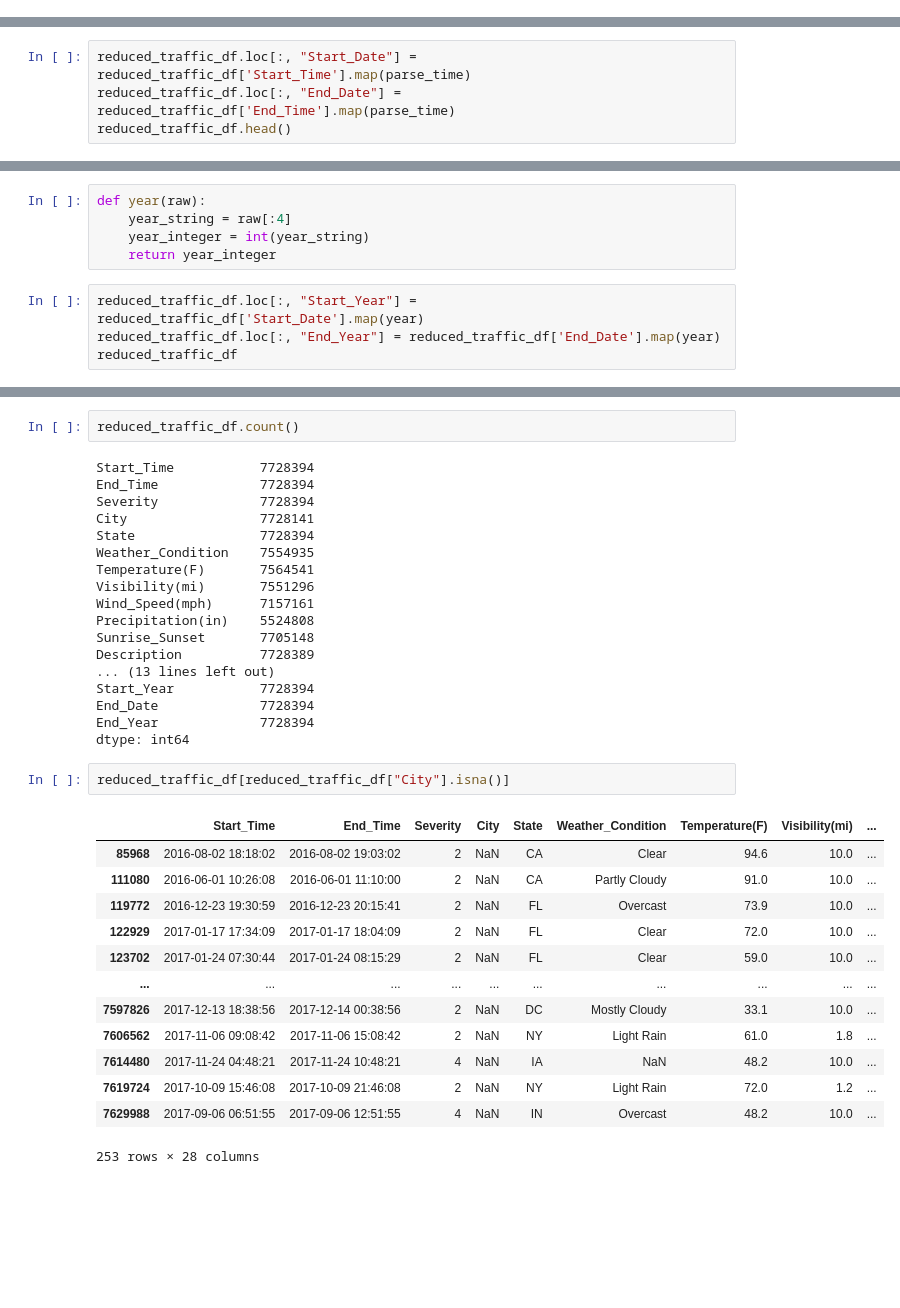
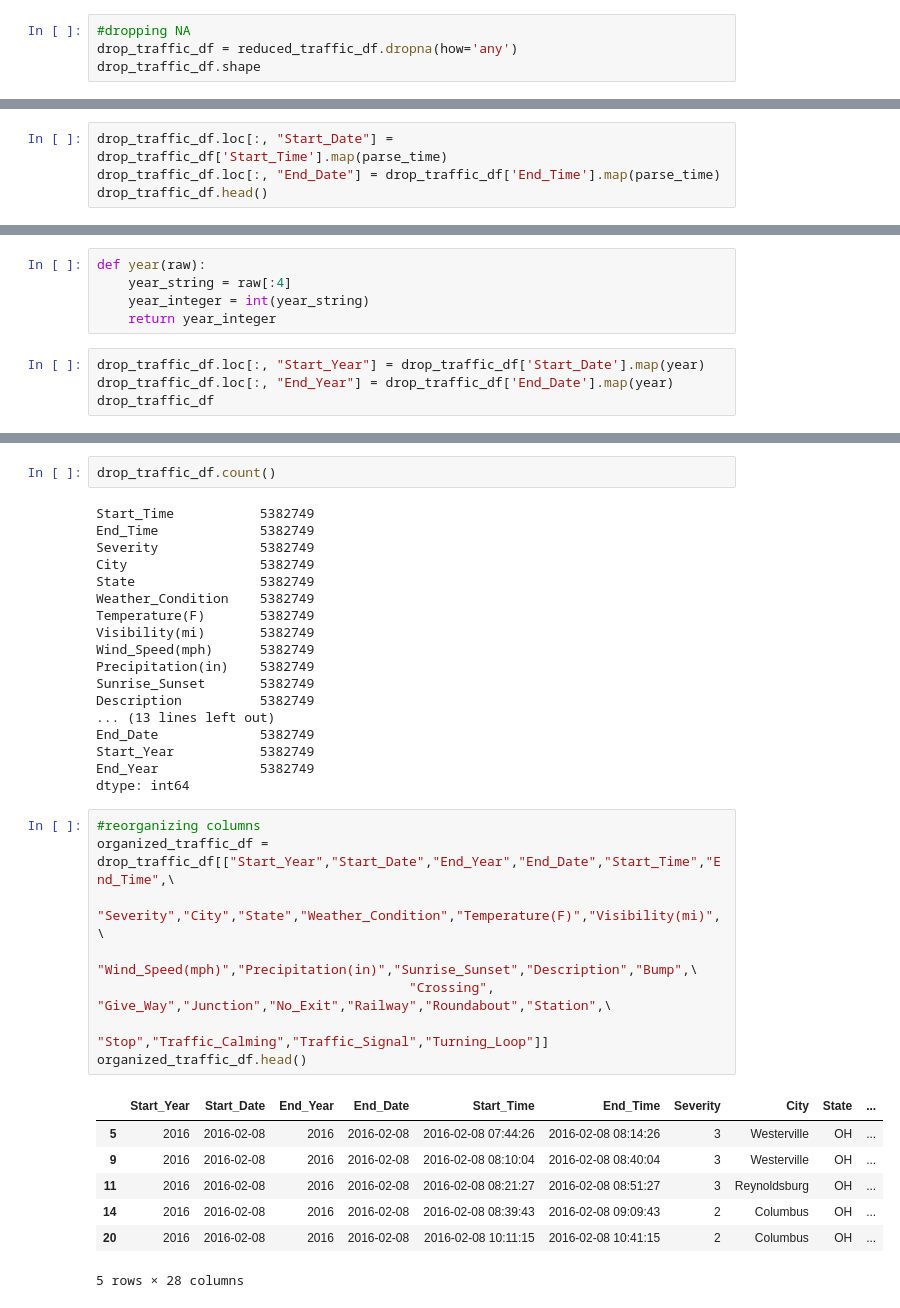
Before and after one commit to aspenjack/US-Transportation-Accidents, a Jupyter notebook: US_Traffic_AccidentsVR.ipynb, the cells around one changed output, grey strips where cells are left out. Cells and saved outputs as stored; diff of their text form; blank space fills up the shorter version.

```diff
--- a/US_Traffic_AccidentsVR.ipynb
+++ b/US_Traffic_AccidentsVR.ipynb
@@ -53,0 +38,4 @@ dtype: object
+# %%
+#dropping NA
+drop_traffic_df = reduced_traffic_df.dropna(how='any')
+drop_traffic_df.shape
@@ -58,9 +48,9 @@ def parse_time(raw):
     string = date.isoformat()
     return string
 # %%
-reduced_traffic_df.loc[:, "Start_Date"] = reduced_traffic_df['Start_Time'].map(parse_time)
-reduced_traffic_df.loc[:, "End_Date"] = reduced_traffic_df['End_Time'].map(parse_time)
-reduced_traffic_df.head()
+drop_traffic_df.loc[:, "Start_Date"] = drop_traffic_df['Start_Time'].map(parse_time)
+drop_traffic_df.loc[:, "End_Date"] = drop_traffic_df['End_Time'].map(parse_time)
+drop_traffic_df.head()
 # %% [output]
 A value is trying to be set on a copy of a slice from a DataFrame.
 Try using .loc[row_indexer,col_indexer] = value instead
@@ -80,7 +75,7 @@ def year(raw):
     year_integer = int(year_string)
     return year_integer
 # %%
-reduced_traffic_df.loc[:, "Start_Year"] = reduced_traffic_df['Start_Date'].map(year)
-reduced_traffic_df.loc[:, "End_Year"] = reduced_traffic_df['End_Date'].map(year)
-reduced_traffic_df
+drop_traffic_df.loc[:, "Start_Year"] = drop_traffic_df['Start_Date'].map(year)
+drop_traffic_df.loc[:, "End_Year"] = drop_traffic_df['End_Date'].map(year)
+drop_traffic_df
 # %% [output]
@@ -100,36 +105,36 @@ reduced_traffic_df
 # %%
-reduced_traffic_df.count()
+drop_traffic_df.count()
 # %% [output]
-Start_Time           7728394
-End_Time             7728394
-Severity             7728394
-City                 7728141
-State                7728394
-Weather_Condition    7554935
-Temperature(F)       7564541
-Visibility(mi)       7551296
-Wind_Speed(mph)      7157161
-Precipitation(in)    5524808
-Sunrise_Sunset       7705148
-Description          7728389
+Start_Time           5382749
+End_Time             5382749
+Severity             5382749
+City                 5382749
+State                5382749
+Weather_Condition    5382749
+Temperature(F)       5382749
+Visibility(mi)       5382749
+Wind_Speed(mph)      5382749
+Precipitation(in)    5382749
+Sunrise_Sunset       5382749
+Description          5382749
 ... (13 lines left out)
-Start_Year           7728394
-End_Date             7728394
-End_Year             7728394
+End_Date             5382749
+Start_Year           5382749
+End_Year             5382749
 dtype: int64
 # %%
-reduced_traffic_df[reduced_traffic_df["City"].isna()]
+#reorganizing columns
+organized_traffic_df = drop_traffic_df[["Start_Year","Start_Date","End_Year","End_Date","Start_Time","End_Time",\
+                                        "Severity","City","State","Weather_Condition","Temperature(F)","Visibility(mi)",\
+                                        "Wind_Speed(mph)","Precipitation(in)","Sunrise_Sunset","Description","Bump",\
+                                        "Crossing", "Give_Way","Junction","No_Exit","Railway","Roundabout","Station",\
+                                        "Stop","Traffic_Calming","Traffic_Signal","Turning_Loop"]]
+organized_traffic_df.head()
 # %% [output]
-|  | Start_Time | End_Time | Severity | City | State | Weather_Condition | Temperature(F) | Visibility(mi) | ... |
-| 85968 | 2016-08-02 18:18:02 | 2016-08-02 19:03:02 | 2 | NaN | CA | Clear | 94.6 | 10.0 | ... |
-| 111080 | 2016-06-01 10:26:08 | 2016-06-01 11:10:00 | 2 | NaN | CA | Partly Cloudy | 91.0 | 10.0 | ... |
-| 119772 | 2016-12-23 19:30:59 | 2016-12-23 20:15:41 | 2 | NaN | FL | Overcast | 73.9 | 10.0 | ... |
-| 122929 | 2017-01-17 17:34:09 | 2017-01-17 18:04:09 | 2 | NaN | FL | Clear | 72.0 | 10.0 | ... |
-| 123702 | 2017-01-24 07:30:44 | 2017-01-24 08:15:29 | 2 | NaN | FL | Clear | 59.0 | 10.0 | ... |
-| ... | ... | ... | ... | ... | ... | ... | ... | ... | ... |
-| 7597826 | 2017-12-13 18:38:56 | 2017-12-14 00:38:56 | 2 | NaN | DC | Mostly Cloudy | 33.1 | 10.0 | ... |
-| 7606562 | 2017-11-06 09:08:42 | 2017-11-06 15:08:42 | 2 | NaN | NY | Light Rain | 61.0 | 1.8 | ... |
-| 7614480 | 2017-11-24 04:48:21 | 2017-11-24 10:48:21 | 4 | NaN | IA | NaN | 48.2 | 10.0 | ... |
-| 7619724 | 2017-10-09 15:46:08 | 2017-10-09 21:46:08 | 2 | NaN | NY | Light Rain | 72.0 | 1.2 | ... |
-| 7629988 | 2017-09-06 06:51:55 | 2017-09-06 12:51:55 | 4 | NaN | IN | Overcast | 48.2 | 10.0 | ... |
+|  | Start_Year | Start_Date | End_Year | End_Date | Start_Time | End_Time | Severity | City | State | ... |
+| 5 | 2016 | 2016-02-08 | 2016 | 2016-02-08 | 2016-02-08 07:44:26 | 2016-02-08 08:14:26 | 3 | Westerville | OH | ... |
+| 9 | 2016 | 2016-02-08 | 2016 | 2016-02-08 | 2016-02-08 08:10:04 | 2016-02-08 08:40:04 | 3 | Westerville | OH | ... |
+| 11 | 2016 | 2016-02-08 | 2016 | 2016-02-08 | 2016-02-08 08:21:27 | 2016-02-08 08:51:27 | 3 | Reynoldsburg | OH | ... |
+| 14 | 2016 | 2016-02-08 | 2016 | 2016-02-08 | 2016-02-08 08:39:43 | 2016-02-08 09:09:43 | 2 | Columbus | OH | ... |
+| 20 | 2016 | 2016-02-08 | 2016 | 2016-02-08 | 2016-02-08 10:11:15 | 2016-02-08 10:41:15 | 2 | Columbus | OH | ... |
-253 rows × 28 columns
+5 rows × 28 columns
```
Also changed, not shown: parts of 36 cells of this notebook.
